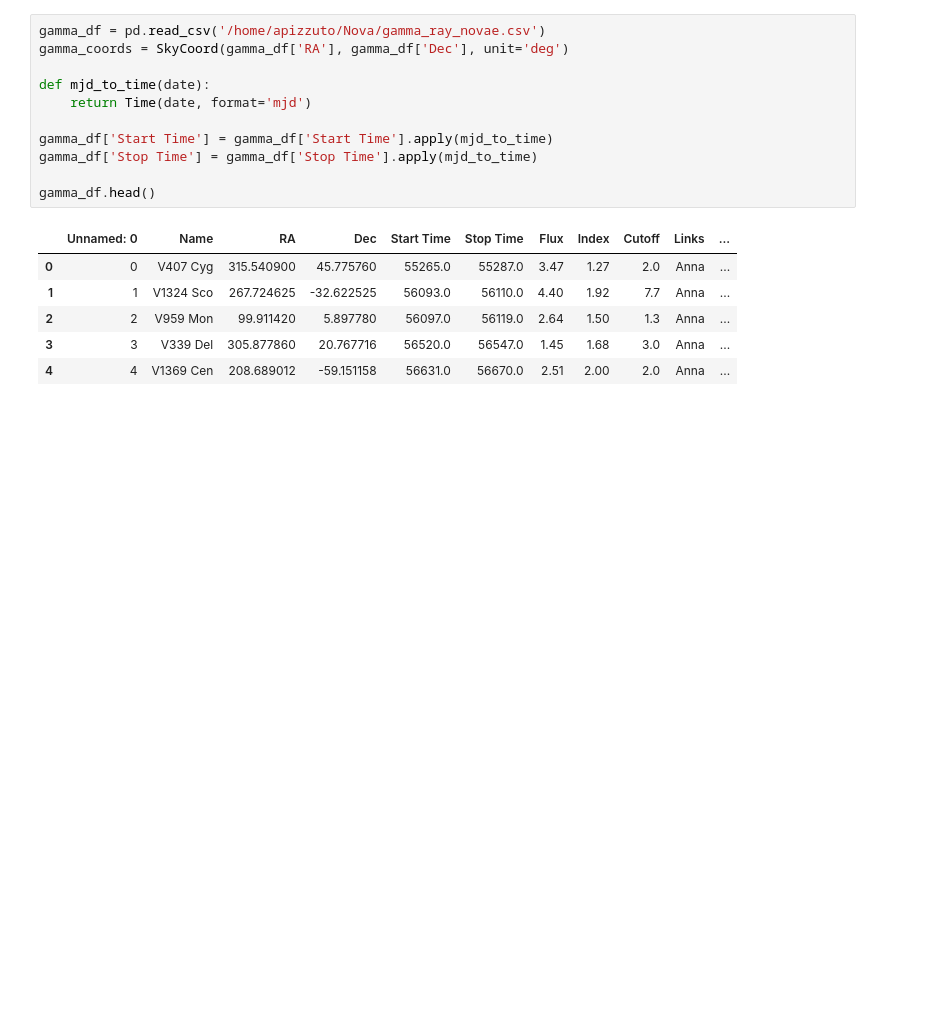
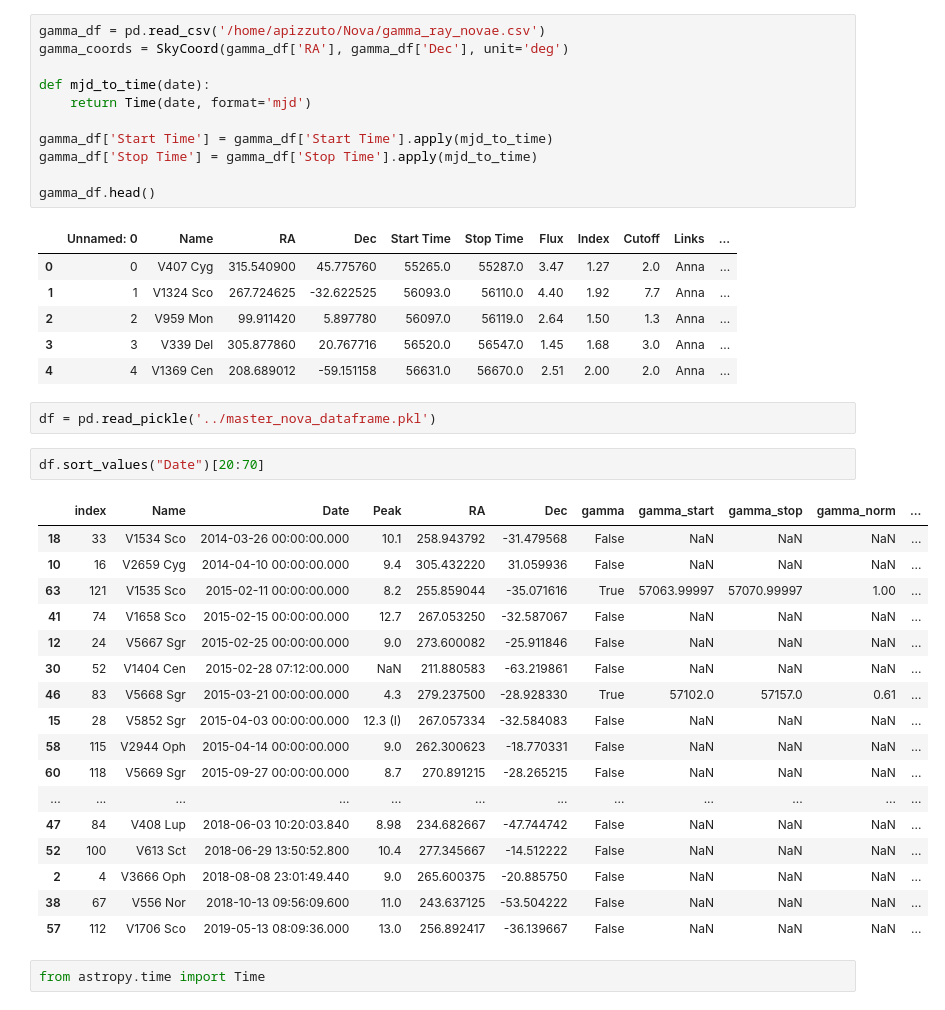
Before and after one commit to apizzuto/Novae, a Jupyter notebook: notebooks/ReadNovaList.ipynb, the cells around one changed output. Drawn from its saved outputs; the diff is of its cells as text; blank space fills up the shorter version.

```diff
--- a/notebooks/ReadNovaList.ipynb
+++ b/notebooks/ReadNovaList.ipynb
@@ -338,3 +338,27 @@ gamma_df.head()
 | 2 | 2 | V959 Mon | 99.911420 | 5.897780 | 56097.0 | 56119.0 | 2.64 | 1.50 | 1.3 | Anna | ... |
 | 3 | 3 | V339 Del | 305.877860 | 20.767716 | 56520.0 | 56547.0 | 1.45 | 1.68 | 3.0 | Anna | ... |
 | 4 | 4 | V1369 Cen | 208.689012 | -59.151158 | 56631.0 | 56670.0 | 2.51 | 2.00 | 2.0 | Anna | ... |
+# %%
+df = pd.read_pickle('../master_nova_dataframe.pkl')
+# %%
+df.sort_values("Date")[20:70]
+# %% [output]
+|  | index | Name | Date | Peak | RA | Dec | gamma | gamma_start | gamma_stop | gamma_norm | ... |
+| 18 | 33 | V1534 Sco | 2014-03-26 00:00:00.000 | 10.1 | 258.943792 | -31.479568 | False | NaN | NaN | NaN | ... |
+| 10 | 16 | V2659 Cyg | 2014-04-10 00:00:00.000 | 9.4 | 305.432220 | 31.059936 | False | NaN | NaN | NaN | ... |
+| 63 | 121 | V1535 Sco | 2015-02-11 00:00:00.000 | 8.2 | 255.859044 | -35.071616 | True | 57063.99997 | 57070.99997 | 1.00 | ... |
+| 41 | 74 | V1658 Sco | 2015-02-15 00:00:00.000 | 12.7 | 267.053250 | -32.587067 | False | NaN | NaN | NaN | ... |
+| 12 | 24 | V5667 Sgr | 2015-02-25 00:00:00.000 | 9.0 | 273.600082 | -25.911846 | False | NaN | NaN | NaN | ... |
+| 30 | 52 | V1404 Cen | 2015-02-28 07:12:00.000 | NaN | 211.880583 | -63.219861 | False | NaN | NaN | NaN | ... |
+| 46 | 83 | V5668 Sgr | 2015-03-21 00:00:00.000 | 4.3 | 279.237500 | -28.928330 | True | 57102.0 | 57157.0 | 0.61 | ... |
+| 15 | 28 | V5852 Sgr | 2015-04-03 00:00:00.000 | 12.3 (I) | 267.057334 | -32.584083 | False | NaN | NaN | NaN | ... |
+| 58 | 115 | V2944 Oph | 2015-04-14 00:00:00.000 | 9.0 | 262.300623 | -18.770331 | False | NaN | NaN | NaN | ... |
+| 60 | 118 | V5669 Sgr | 2015-09-27 00:00:00.000 | 8.7 | 270.891215 | -28.265215 | False | NaN | NaN | NaN | ... |
+| ... | ... | ... | ... | ... | ... | ... | ... | ... | ... | ... | ... |
+| 47 | 84 | V408 Lup | 2018-06-03 10:20:03.840 | 8.98 | 234.682667 | -47.744742 | False | NaN | NaN | NaN | ... |
+| 52 | 100 | V613 Sct | 2018-06-29 13:50:52.800 | 10.4 | 277.345667 | -14.512222 | False | NaN | NaN | NaN | ... |
+| 2 | 4 | V3666 Oph | 2018-08-08 23:01:49.440 | 9.0 | 265.600375 | -20.885750 | False | NaN | NaN | NaN | ... |
+| 38 | 67 | V556 Nor | 2018-10-13 09:56:09.600 | 11.0 | 243.637125 | -53.504222 | False | NaN | NaN | NaN | ... |
+| 57 | 112 | V1706 Sco | 2019-05-13 08:09:36.000 | 13.0 | 256.892417 | -36.139667 | False | NaN | NaN | NaN | ... |
+# %%
+from astropy.time import Time
```
Also changed, not shown: parts of 11 cells of this notebook, 1 other file.
